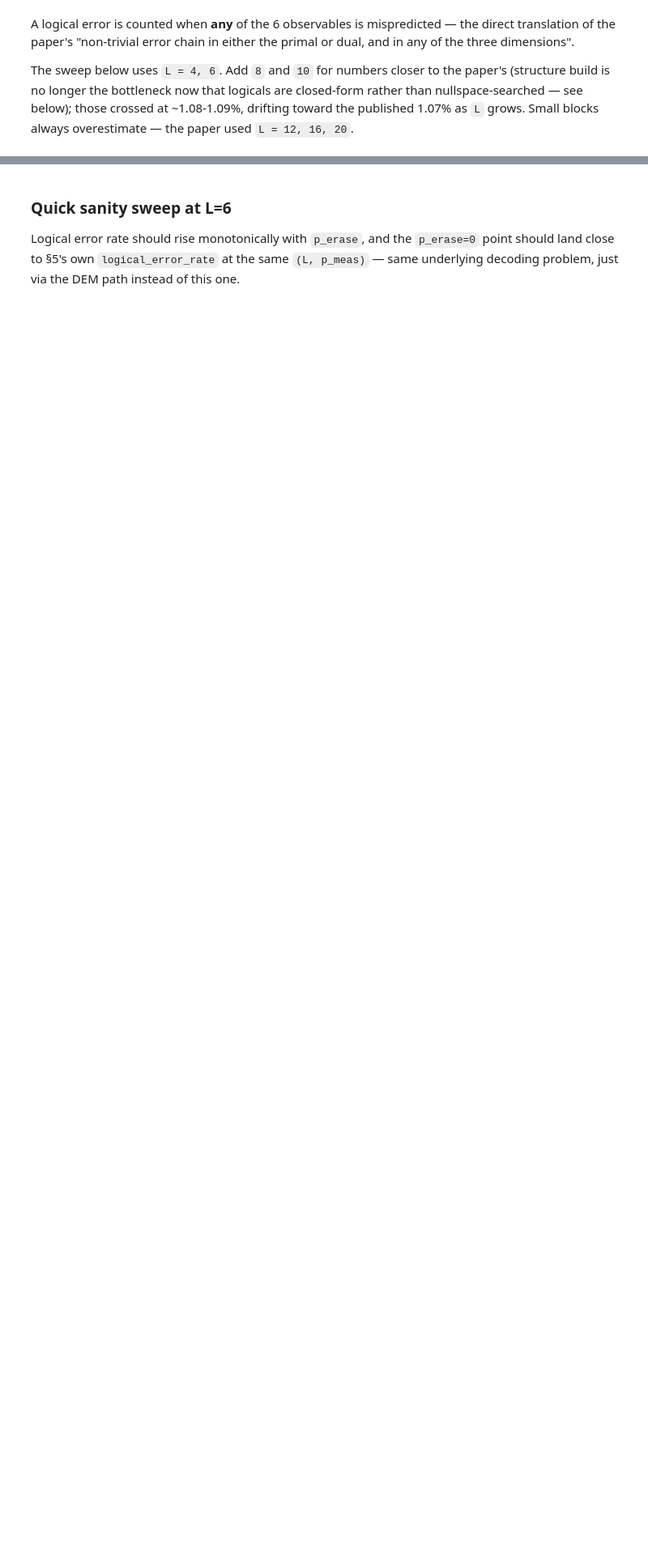
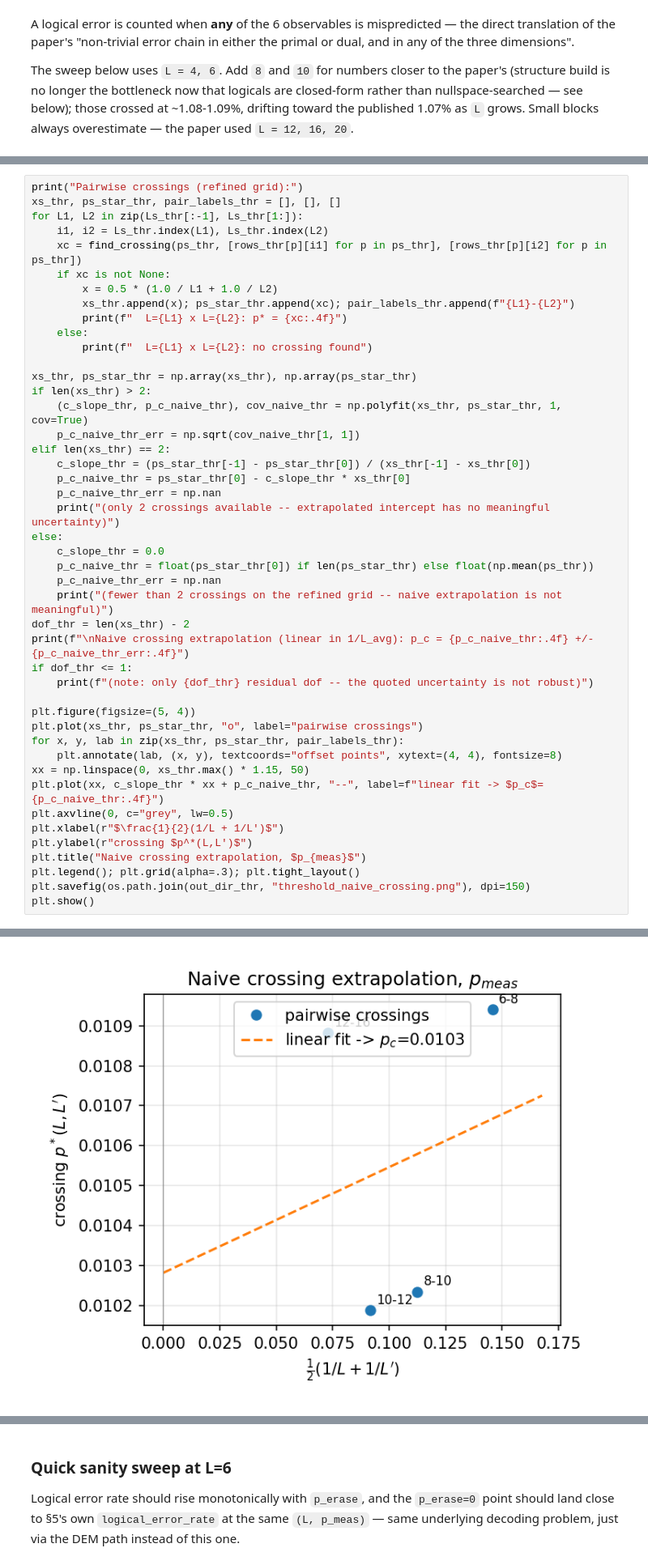
Before and after one commit to anxious-pineapple/Errors-in-FBQC-Code, a Jupyter notebook: Code/sixring_fbqc_walkthrough.ipynb, the cells around one changed output, grey strips where cells are left out. Shown at 81% size. Cells and saved outputs as stored; diff of their text form; blank space fills up the shorter version.

```diff
--- a/Code/sixring_fbqc_walkthrough.ipynb
+++ b/Code/sixring_fbqc_walkthrough.ipynb
@@ -669,0 +889,46 @@ plt.legend(); plt.grid(alpha=.3); plt.tight_layout(); plt.show()
+# %%
+print("Pairwise crossings (refined grid):")
+xs_thr, ps_star_thr, pair_labels_thr = [], [], []
+for L1, L2 in zip(Ls_thr[:-1], Ls_thr[1:]):
+    i1, i2 = Ls_thr.index(L1), Ls_thr.index(L2)
+    xc = find_crossing(ps_thr, [rows_thr[p][i1] for p in ps_thr], [rows_thr[p][i2] for p in ps_thr])
+    if xc is not None:
+        x = 0.5 * (1.0 / L1 + 1.0 / L2)
+        xs_thr.append(x); ps_star_thr.append(xc); pair_labels_thr.append(f"{L1}-{L2}")
+        print(f"  L={L1} x L={L2}: p* = {xc:.4f}")
+    else:
+        print(f"  L={L1} x L={L2}: no crossing found")
+
+xs_thr, ps_star_thr = np.array(xs_thr), np.array(ps_star_thr)
+if len(xs_thr) > 2:
+    (c_slope_thr, p_c_naive_thr), cov_naive_thr = np.polyfit(xs_thr, ps_star_thr, 1, cov=True)
+    p_c_naive_thr_err = np.sqrt(cov_naive_thr[1, 1])
+elif len(xs_thr) == 2:
+    c_slope_thr = (ps_star_thr[-1] - ps_star_thr[0]) / (xs_thr[-1] - xs_thr[0])
+    p_c_naive_thr = ps_star_thr[0] - c_slope_thr * xs_thr[0]
+    p_c_naive_thr_err = np.nan
+    print("(only 2 crossings available -- extrapolated intercept has no meaningful uncertainty)")
+else:
+    c_slope_thr = 0.0
+    p_c_naive_thr = float(ps_star_thr[0]) if len(ps_star_thr) else float(np.mean(ps_thr))
+    p_c_naive_thr_err = np.nan
+    print("(fewer than 2 crossings on the refined grid -- naive extrapolation is not meaningful)")
+dof_thr = len(xs_thr) - 2
+print(f"\nNaive crossing extrapolation (linear in 1/L_avg): p_c = {p_c_naive_thr:.4f} +/- {p_c_naive_thr_err:.4f}")
+if dof_thr <= 1:
+    print(f"(note: only {dof_thr} residual dof -- the quoted uncertainty is not robust)")
+
+plt.figure(figsize=(5, 4))
+plt.plot(xs_thr, ps_star_thr, "o", label="pairwise crossings")
+for x, y, lab in zip(xs_thr, ps_star_thr, pair_labels_thr):
+    plt.annotate(lab, (x, y), textcoords="offset points", xytext=(4, 4), fontsize=8)
+xx = np.linspace(0, xs_thr.max() * 1.15, 50)
+plt.plot(xx, c_slope_thr * xx + p_c_naive_thr, "--", label=f"linear fit -> $p_c$={p_c_naive_thr:.4f}")
+plt.axvline(0, c="grey", lw=0.5)
+plt.xlabel(r"$\frac{1}{2}(1/L + 1/L')$")
+plt.ylabel(r"crossing $p^*(L,L')$")
+plt.title("Naive crossing extrapolation, $p_{meas}$")
+plt.legend(); plt.grid(alpha=.3); plt.tight_layout()
+plt.savefig(os.path.join(out_dir_thr, "threshold_naive_crossing.png"), dpi=150)
+plt.show()
+# %% [output]
@@ -669,0 +943 @@ plt.legend(); plt.grid(alpha=.3); plt.tight_layout(); plt.show()
+[figure, added]
```
Also changed, not shown: parts of 47 cells of this notebook, 20 other files.
